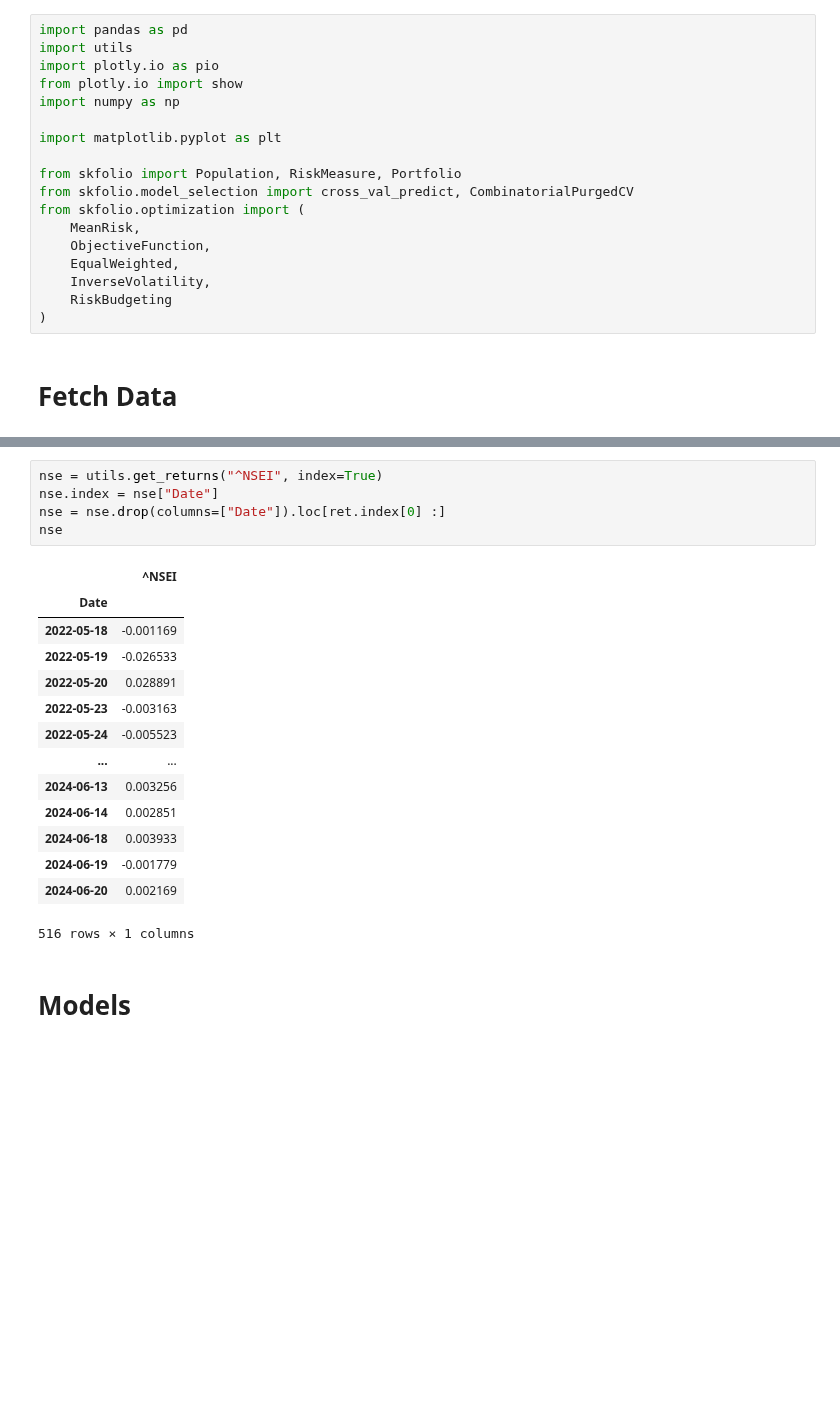
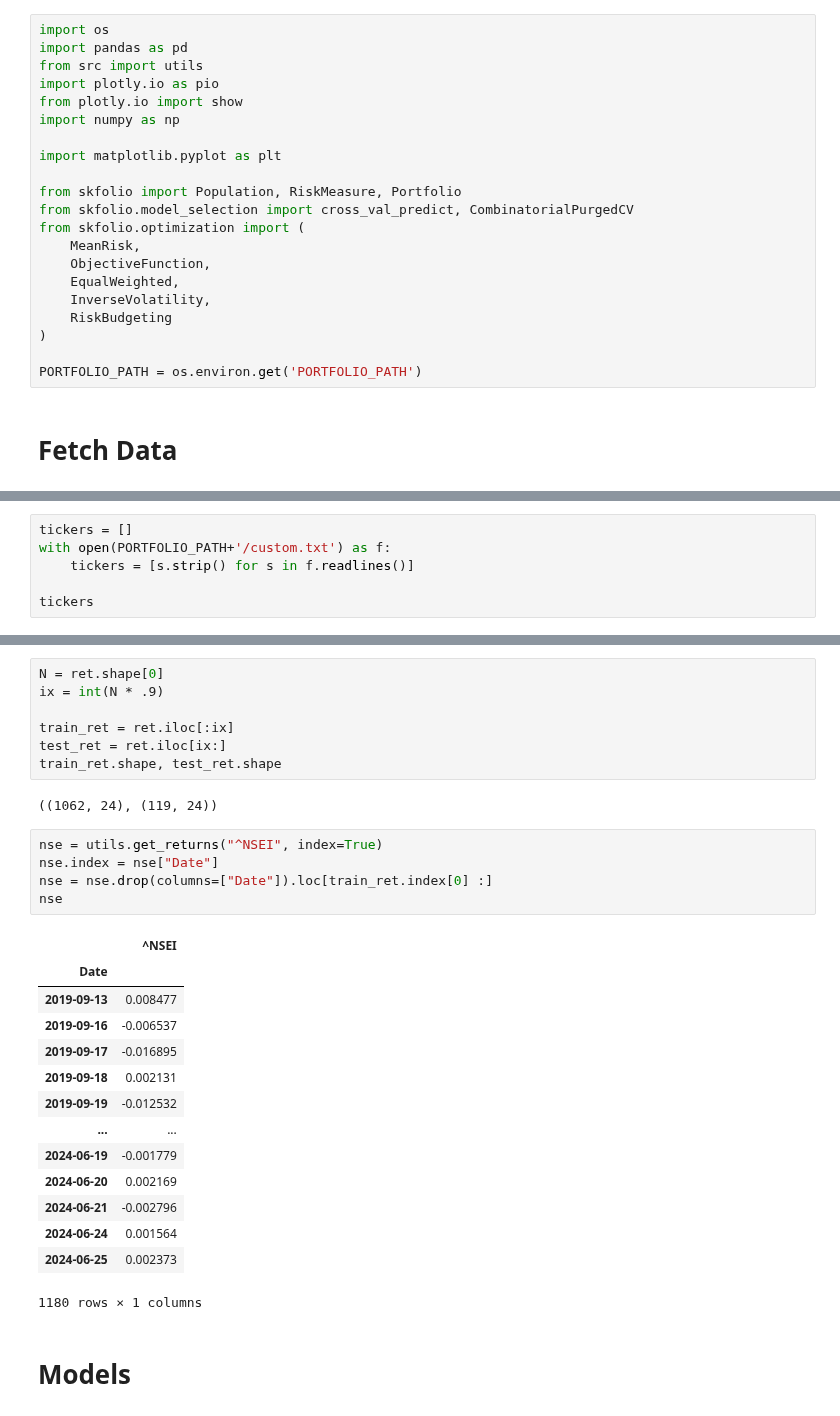
Before and after one commit to sabyabhoi/Portfolio-Manager, a Jupyter notebook: src/skfolio_analysis.ipynb, the cells around one changed output, grey strips where cells are left out. Drawn from its saved outputs; the diff is of its cells as text; blank space fills up the shorter version.

Commit message:
Add train test splits

```diff
--- a/src/skfolio_analysis.ipynb
+++ b/src/skfolio_analysis.ipynb
@@ -1,6 +1,7 @@
 # %%
+import os
 import pandas as pd
-import utils
+from src import utils
 import plotly.io as pio
 from plotly.io import show
 import numpy as np
@@ -16,5 +17,7 @@ from skfolio.optimization import (
     InverseVolatility,
     RiskBudgeting
 )
+
+PORTFOLIO_PATH = os.environ.get('PORTFOLIO_PATH')
 # %% [markdown]
 # Fetch Data
@@ -46,0 +24,6 @@ tickers = [
+# %%
+tickers = []
+with open(PORTFOLIO_PATH+'/custom.txt') as f:
+    tickers = [s.strip() for s in f.readlines()]
+
+tickers
@@ -89,23 +85,32 @@ HAL.parquet: 1534 rows
+# %%
+N = ret.shape[0]
+ix = int(N * .9)
+
+train_ret = ret.iloc[:ix]
+test_ret = ret.iloc[ix:]
+train_ret.shape, test_ret.shape
+# %% [output]
+((1062, 24), (119, 24))
 # %%
 nse = utils.get_returns("^NSEI", index=True)
 nse.index = nse["Date"]
-nse = nse.drop(columns=["Date"]).loc[ret.index[0] :]
+nse = nse.drop(columns=["Date"]).loc[train_ret.index[0] :]
 nse
 # %% [output]
 |  | ^NSEI |
 | Date |  |
-| 2022-05-18 | -0.001169 |
-| 2022-05-19 | -0.026533 |
-| 2022-05-20 | 0.028891 |
-| 2022-05-23 | -0.003163 |
-| 2022-05-24 | -0.005523 |
+| 2019-09-13 | 0.008477 |
+| 2019-09-16 | -0.006537 |
+| 2019-09-17 | -0.016895 |
+| 2019-09-18 | 0.002131 |
+| 2019-09-19 | -0.012532 |
 | ... | ... |
-| 2024-06-13 | 0.003256 |
-| 2024-06-14 | 0.002851 |
-| 2024-06-18 | 0.003933 |
 | 2024-06-19 | -0.001779 |
 | 2024-06-20 | 0.002169 |
+| 2024-06-21 | -0.002796 |
+| 2024-06-24 | 0.001564 |
+| 2024-06-25 | 0.002373 |
-516 rows × 1 columns
+1180 rows × 1 columns
 # %% [markdown]
 # Models
 # %% [markdown]
```
Also changed, not shown: parts of 15 cells of this notebook, 2 other files.
